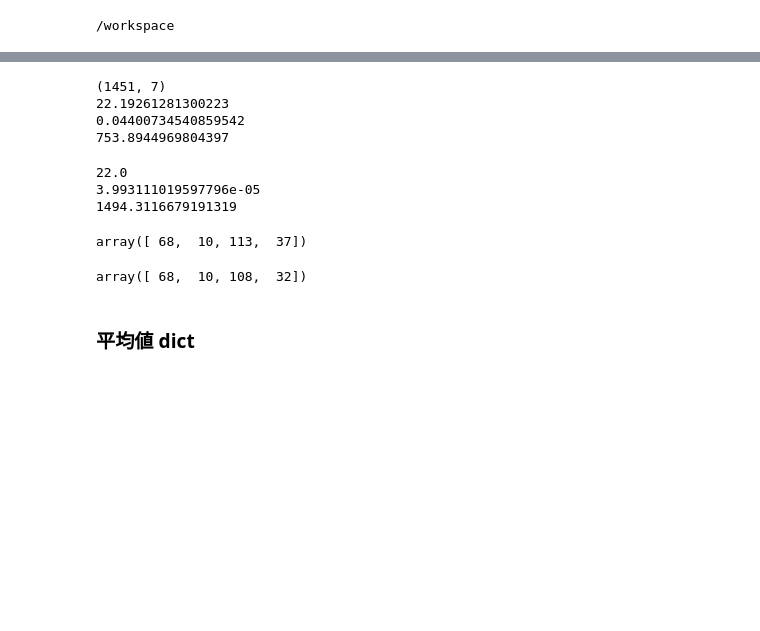
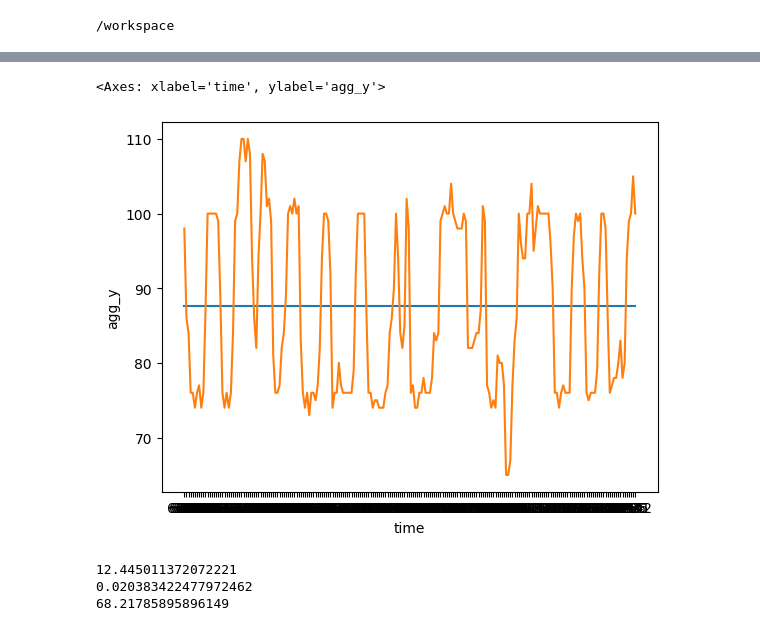
Before and after one commit to osushinekotan/HuMob-Challenge-2023, a Jupyter notebook: notebooks/simple_prediction.ipynb, the cells around one changed output, grey strips where cells are left out. Cells and saved outputs as stored; diff of their text form; code cells hidden in the pictures; blank space fills up the shorter version.

```diff
--- a/notebooks/simple_prediction.ipynb
+++ b/notebooks/simple_prediction.ipynb
@@ -95,58 +91,36 @@ from geobleu import geobleu
+# %%
+sns.lineplot(data=df, x="time", y="agg_y")
+sns.lineplot(data=df, x="time", y="y")
+# %% [output]
+<Axes: xlabel='time', ylabel='agg_y'>
+[figure, added]
 # %%
-sample_df = preds_df.sample(3000, random_state=None).reset_index(drop=True)
+from geobleu import geobleu
+
+n_uid = 0
+geobleu_score = 0
+dtw_score = 0
+rmse = 0
+
 uids = preds_df["uid"].unique()[:10]
 sample_df = preds_df[preds_df["uid"].isin(uids)]
-print(sample_df.shape)
 
-generated = sample_df[["d", "t", "agg_x", "agg_y"]].values.tolist()
-reference = sample_df[["d", "t", "x", "y"]].values.tolist()
-
-print(
-    mean_squared_error(
+for _, df in sample_df.groupby("uid"):
+    generated = df[[ "d", "t", "agg_x", "agg_y"]].values.tolist()
+    reference = df[[ "d", "t", "x", "y"]].values.tolist()
+    geobleu_score += geobleu.calc_geobleu(generated, reference, processes=3)
+    dtw_score += geobleu.calc_dtw(generated, reference, processes=3)
+    rmse += mean_squared_error(
         y_true=np.array(reference)[:, 2:],
         y_pred=np.array(generated)[:, 2:],
         squared=False,
     )
-)
-print(geobleu.calc_geobleu(generated, reference, processes=3))
-print(geobleu.calc_dtw(generated, reference, processes=3))
+    n_uid += 1
+
+print(rmse / n_uid)
+print(geobleu_score / n_uid)
+print(dtw_score / n_uid)
 # %% [output]
-(1451, 7)
-22.19261281300223
-0.04400734540859542
-753.8944969804397
+12.445011372072221
+0.020383422477972462
+68.21785895896149
-# %%
-generated = sample_df[["d", "t", "x", "y"]].values
-N = generated.shape[0]
-a = np.array(list(range(N)))
-b = pd.Series(a).sample(frac=0.5).to_numpy()
-c = np.array(list(set(a) - set(b)))
-
-generated[b, 2:] = generated[b, 2:] + 22
-generated[c, 2:] = generated[c, 2:] - 22
-
-reference = sample_df[["d", "t", "x", "y"]].values
-
-print(
-    mean_squared_error(
-        y_true=np.array(reference)[:, 2:],
-        y_pred=np.array(generated)[:, 2:],
-        squared=False,
-    )
-)
-print(geobleu.calc_geobleu(generated.tolist(), reference.tolist(), processes=3))
-print(geobleu.calc_dtw(generated.tolist(), reference.tolist(), processes=3))
-# %% [output]
-22.0
-3.993111019597796e-05
-1494.3116679191319
-# %%
-generated[0]
-# %% [output]
-array([ 68,  10, 113,  37])
-# %%
-reference[0]
-# %% [output]
-array([ 68,  10, 108,  32])
-# %% [markdown]
-### 平均値 dict
```
Also changed, not shown: parts of 23 cells of this notebook, 3 other files.
